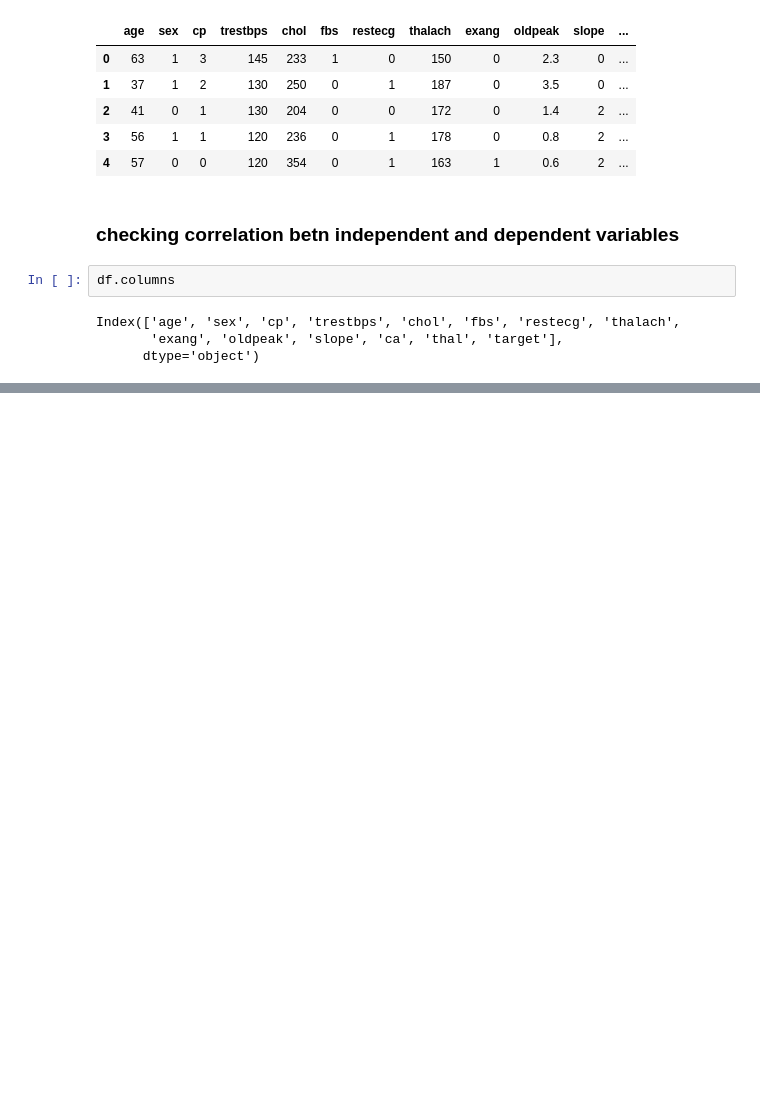
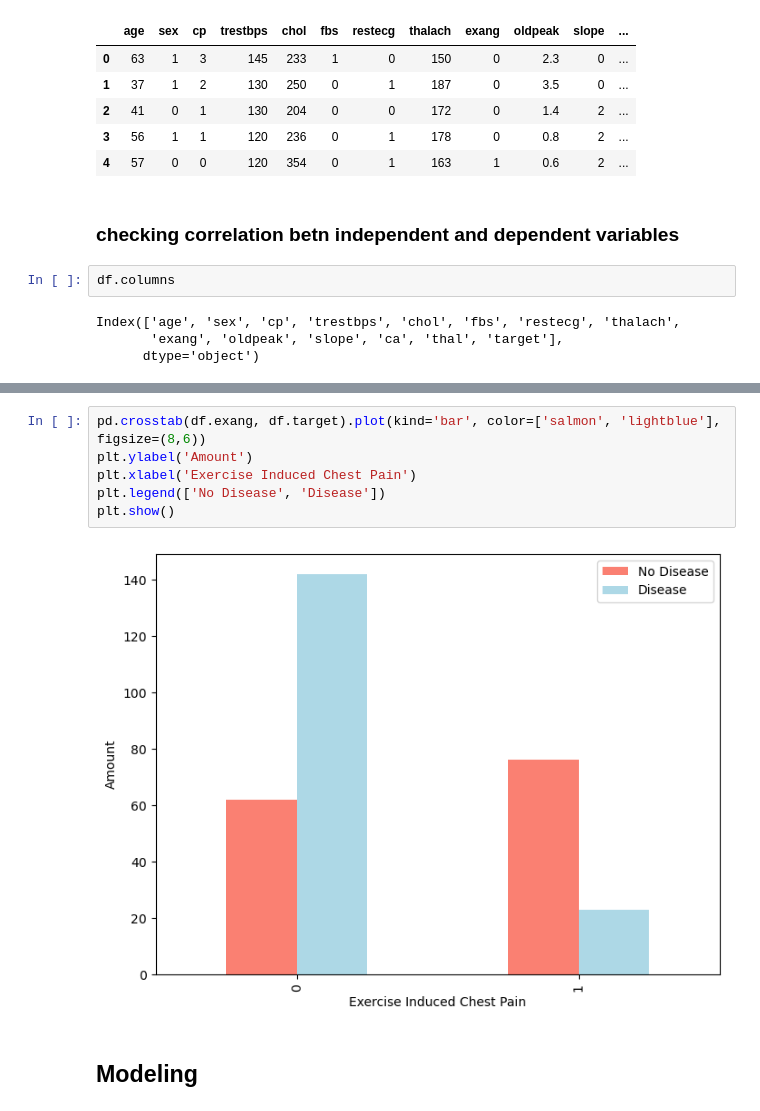
Before and after one commit to vold2emort/Heart-Disease-Classification, a Jupyter notebook: Heart_disease.ipynb, the cells around one changed output, grey strips where cells are left out. Saved outputs shown, nothing was run; the diff lists cells and outputs as text; blank space fills up the shorter version.

```diff
--- a/Heart_disease.ipynb
+++ b/Heart_disease.ipynb
@@ -311,0 +359,10 @@ plt.show()
+# %%
+pd.crosstab(df.exang, df.target).plot(kind='bar', color=['salmon', 'lightblue'], figsize=(8,6))
+plt.ylabel('Amount')
+plt.xlabel('Exercise Induced Chest Pain')
+plt.legend(['No Disease', 'Disease'])
+plt.show()
+# %% [output]
+[figure, added]
+# %% [markdown]
+## Modeling
```
Also changed, not shown: parts of 18 cells of this notebook.
